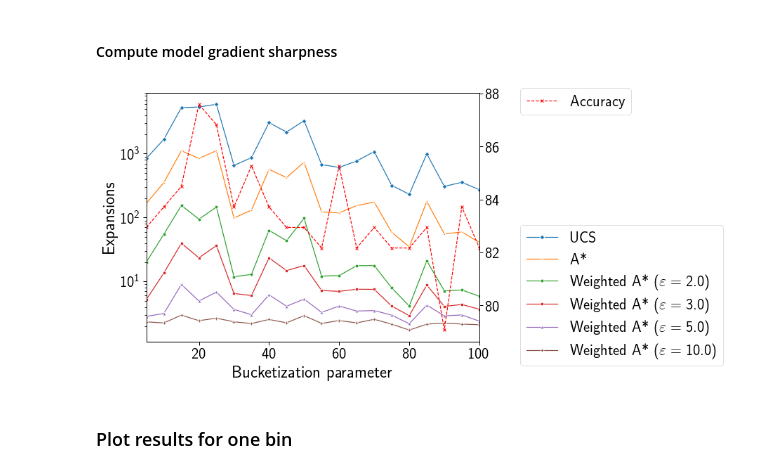
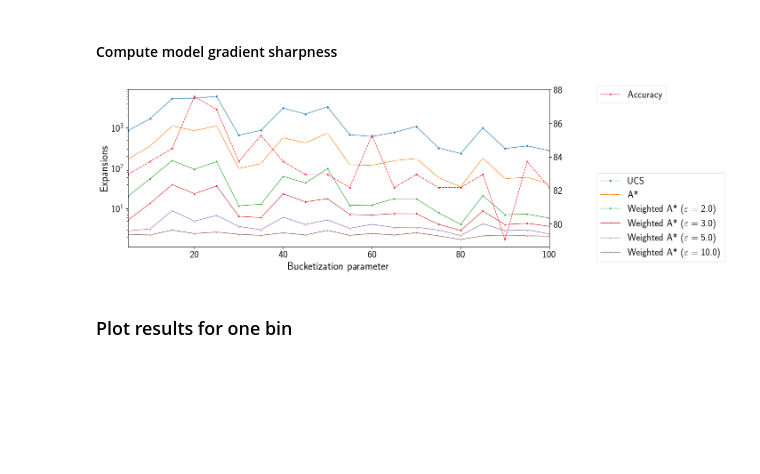
Before and after one commit to spring-epfl/trickster, a Jupyter notebook: notebooks/bots_experiment.ipynb, the cells around one changed output. Drawn from its saved outputs; the diff is of its cells as text; code cells hidden in the pictures; blank space fills up the shorter version.

```diff
--- a/notebooks/bots_experiment.ipynb
+++ b/notebooks/bots_experiment.ipynb
@@ -1,8 +1,10 @@
 # %%
 BAND = '1k'
 FOCUS_BINS = 20
-REPORT_PATH_TEMPLATE = '../out/bots_%s.pickle'
+REPORT_PATH_TEMPLATE = '../out/reports/bots_%s.pkl'
+FIGS_PATH = '../out/images'
 WEIGHTED_EPSILONS = [2, 3, 5, 10]
+HIGH_EPSILONS = [5, 10, 100, 500, 1000]
 BEST_FIRST_EPSILON = None
 FIGWIDTH = 8.5
 FIGHEIGHT = 6.5
@@ -38,6 +42,9 @@ def group_by_key(data, key):
         value = d[key]
         obj[value].append(d)
     return obj
+
+def save_fig(fig, name_template, *args, **kwargs):
+    fig.savefig(os.path.join(FIGS_PATH, name_template.format(*args, **kwargs)))
 # %%
 def get_runtime_improvement(ast_results, ucs_results):
     assert ast_results['index'].equals(ucs_results['index'])
@@ -282,36 +289,36 @@ sns.lineplot(data=attack_perf_df.query('eps == 1'),
              marker=MARKERS[1])
 
 for i, eps in enumerate(WEIGHTED_EPSILONS):
     sns.lineplot(data=attack_perf_df.query('{0} - 0.1 < eps < {0} + 0.1'.format(eps)),
                  x='bins', y='expansions', ax=ax,
                  label='Weighted A* ($\\varepsilon = %1.1f$)' % eps,
                  ci=None, marker=MARKERS[i + 2])
 
 if BEST_FIRST_EPSILON is not None:
     sns.lineplot(data=attack_perf_df.query('eps == %d' % BEST_FIRST_EPSILON),
                  x='bins', y='expansions', ax=ax, label='Best-first',
                  ci=None)
 
 ax.set_ylabel('Expansions')
 ax.set_xlabel('Bucketization parameter')
 ax.set_xlim(5, 100)
 ax.set_yscale('log')
 ax.legend(bbox_to_anchor=(1.1, 0.5))
 
 ax2 = ax.twinx()
 ax2.plot(clf_perf_df.bins, clf_perf_df.accuracy,
          label='Accuracy',
          linestyle='--', color='red', marker='x')
 # ax2.set_yscale('log')
 ax2.legend(loc=2, bbox_to_anchor=(1.1, 1.05))
 
-fig.set_figwidth(FIGWIDTH)
+fig.set_figwidth(FIGWIDTH * 2)
 fig.set_figheight(FIGHEIGHT)
 
 if SAVE_PLOTS:
-    fig.savefig('../out/bots_different_bins_perf_band_%s.pdf' % BAND)
+    save_fig(fig, 'bots_different_bins_perf_band_{}.pdf', BAND)
 # %% [output]
-[figure, old version]
+[figure, new version]
 # %% [markdown]
 ### Plot results for one bin
 # %%
```
Also changed, not shown: parts of 7 cells of this notebook, 2 other files.
